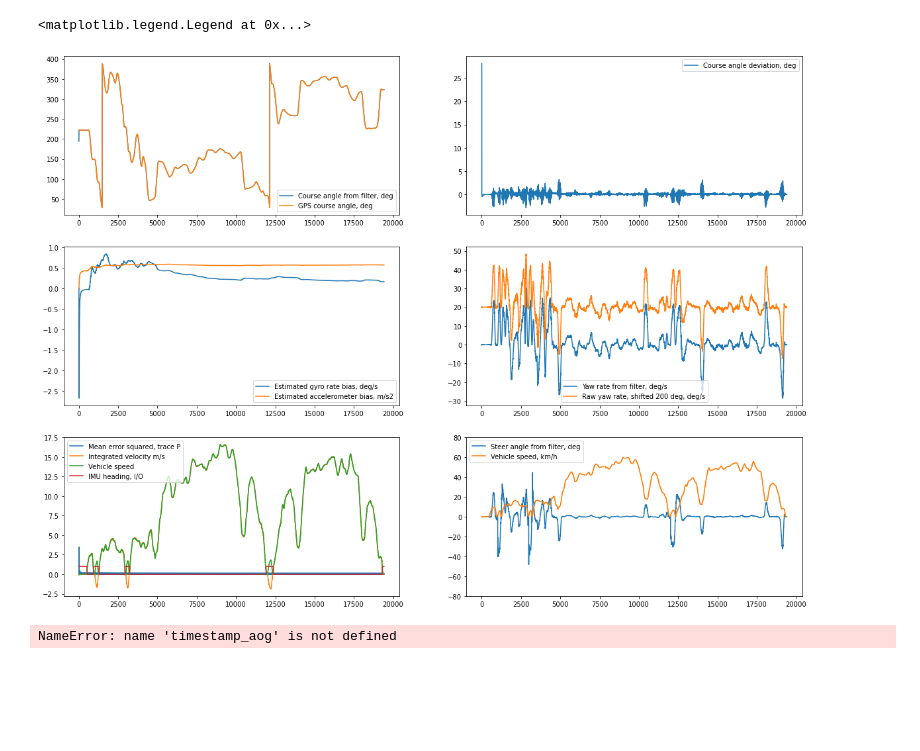
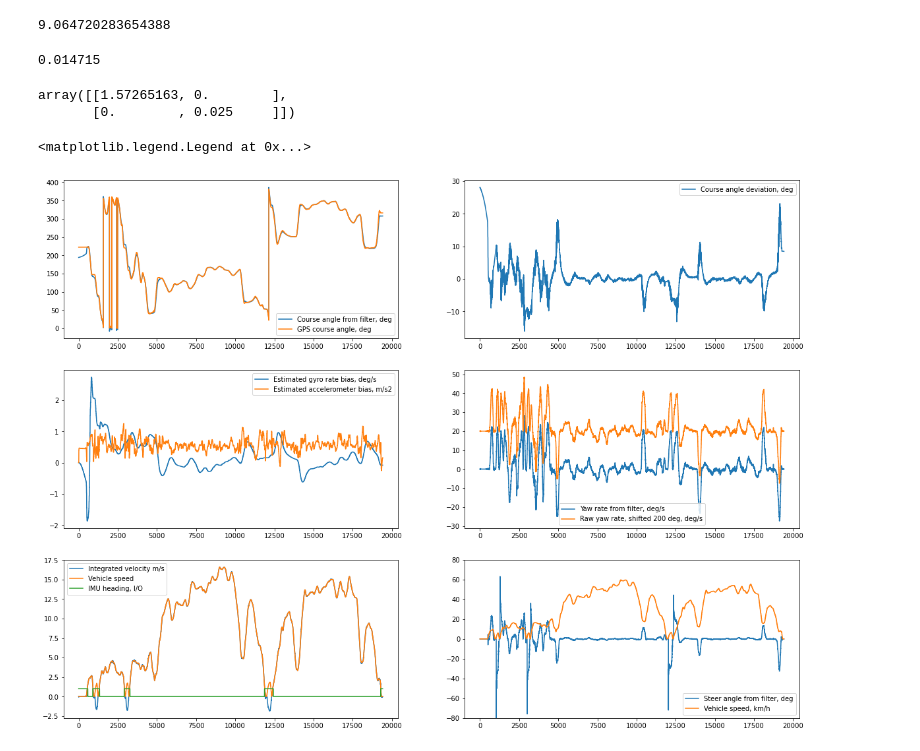
Before and after one commit to jkonno/AOG_wasless, a Jupyter notebook: kalman_for_imu_6variable.ipynb, the cells around one changed output. Drawn from its saved outputs; the diff is of its cells as text; code cells hidden in the pictures; blank space fills up the shorter version.

```diff
--- a/kalman_for_imu_6variable.ipynb
+++ b/kalman_for_imu_6variable.ipynb
@@ -16,6 +16,31 @@ H_IMU = np.array([[0,1,-1,0,0,0],
                  [0,0,0,0,1,-1]])
 H_GPS = np.array([[1,0,0,0,0,0],
                  [0,0,0,3.6,0,0]])
+# %%
+# Copied from OpenIMU300
+BI=0.5/60*np.pi/180.0 #BNO
+#BI=6.0/3600*np.pi/180.0
+ARW=1.2/np.sqrt(3600)*np.pi/180.0 #BNO
+#ARW=0.3/np.sqrt(3600)*np.pi/180.0
+sigma_dd=2*np.pi/np.log(2)*BI*BI/ARW
+BI_acc=1.5e-3*9.81 #BNO
+#BI_acc=10e-6*9.81
+VRW=0.12/np.sqrt(3600) #BNO
+#VRW=0.05/np.sqrt(3600)
+sigma_aa=2*np.pi/np.log(2)*BI_acc*BI_acc/VRW
+# %%
+2*np.pi/np.log(2)
+# %% [output]
+9.064720283654388
+# %%
+BI_acc
+# %% [output]
+0.014715
+# %%
+R_GPS
+# %% [output]
+array([[1.57265163, 0.        ],
+       [0.        , 0.025     ]])
 # %%
 timestamp=np.genfromtxt("tmersum.log",delimiter=",",skip_header=1,usecols=(0))
 timestamp*=0.001
@@ -32,14 +57,14 @@ pitch=np.pi/180*np.genfromtxt("tmersum.log",delimiter=",",skip_header=1,usecols=
 xacc=np.genfromtxt("tmersum.log",delimiter=",",skip_header=1,usecols=(11))
 # %%
 gpscourse = heading_fix2fix
-was_speedlimit = 0.5
+was_speedlimit = 1.5
 i_start = 1
 #i_end = 20000
 i_end = len(latitude)-1
 #i_end = 10000
 f = KalmanFilter(dim_x=6,dim_z=2)
 f.x = np.array([heading_imu[i_start],yawrate[i_start],0,speed[i_start],xacc[i_start],0])
-f.P *= 0.01
+f.P = np.diag([0.1**2,0.01**2,5**2,0.1**2,0.01**2,5**2])
 t_prev = 0.0
 angle = []
 rate = []
@@ -50,7 +75,6 @@ switch = []
 err_sq = []
 int_vel = []
 vel_bias = []
-heading_shift = 0.0
 imuflag = False
 head_bias = 0.0
 imu_on = []
@@ -67,38 +91,41 @@ for i in range(i_start,i_end):
         imu_on.append(0)
     if (f.x[3] > was_speedlimit):
         imuflag = False
-    #Remove 0 to 360 jumps from heading data (assume if jump is close to 2 pi it's going over)
-    if gpscourse[i]-gpscourse[i-1] > 6:
-        heading_shift -= 2*np.pi
-    elif gpscourse[i]-gpscourse[i-1] < -6:
-        heading_shift += 2*np.pi
+    #Remove 0 to 360 jumps from heading (assume if jump is close to 2 pi it's going over)
+    if gpscourse[i]-f.x[0] > 6:
+        f.x[0] += 2*np.pi
+    elif gpscourse[i]-f.x[0] < -6:
+        f.x[0] -= 2*np.pi
     # Calculate deltaT
     t_cur = timestamp[i]
     #deltaT = t_cur-t_prev
     deltaT = 0.02
     t_prev = t_cur
-    # Process noise from 80 deg/s2 max accel
+    # Process noise from 40 deg/s2 max accel
     # Bias 0.5 deg/s
     s2yaw = 0.49
-    s2acc = 10000
+    s2acc = 10000.0
     f.Q = np.array([[s2yaw*deltaT**4,s2yaw*deltaT**3,0,0,0,0],
                     [s2yaw*deltaT**3,s2yaw*deltaT**2,0,0,0,0],
-                    [0,0,1e-12,0,0,0],
+                    [0,0,(sigma_dd*deltaT)**2,0,0,0],
                     [0,0,0,s2acc*deltaT**4,s2acc*deltaT**3,0],
                     [0,0,0,s2acc*deltaT**3,s2acc*deltaT**2,0],
-                    [0,0,0,0,0,1e-12]])
-    R_GPS=0.0001*np.array([[1,0],[0,1]])
-    R_IMU=0.01*np.array([[1,0],[0,1]])
+                    [0,0,0,0,0,(sigma_aa*deltaT)**2]])
+    # Copied from OpenIMU300 code, based on 0.05 m/s cross-track error, maybe something different for RTK?
+    R_GPS=np.array([[np.arctan(0.05/(speed[i]/3.6))**2,0],[0,0.025]])
+    # What about IMU? ARW/VRW should be the sigma value...
+    R_IMU=np.array([[ARW**2,0],[0,VRW**2]])
     # Define is IMU or GPS update (here for testing only IMU)
     if(np.mod(i,10)==0 and np.isnan(gpscourse[i])==False and speed[i] > was_speedlimit):
         # GPS measurement at around 5 Hz
         HH = H_GPS
-        meas = np.array([gpscourse[i]+heading_shift,np.sign(f.x[3])*speed[i]])
+        meas = np.array([gpscourse[i],np.sign(f.x[3])*speed[i]])
+        #meas = np.array([gpscourse[i]+heading_shift,np.sign(f.x[3])*speed[i]])
         f.R = R_GPS
     elif(np.mod(i,10)==0 and np.isnan(gpscourse[i])==False and speed[i] <= was_speedlimit):
         # GPS measurement at around 5 Hz
         HH = H_GPS
-        meas = np.array([gpscourse[i]+heading_shift,0])
+        meas = np.array([gpscourse[i],0])
         f.R = R_GPS
     else:
         # IMU measurement around 50 Hz
@@ -115,7 +142,7 @@ for i in range(i_start,i_end):
     f.predict(u=np.array(pitchrate[i]))
     f.update(meas)
     # Write current values for plotting
-    angle.append((f.x[0]-heading_shift)*180/np.pi)
+    angle.append((f.x[0])*180/np.pi)
     rate.append(((f.x[1]-f.x[2])*np.cos(roll[i])/np.cos(pitch[i])+np.sin(roll[i])/np.cos(pitch[i])*pitchrate[i])*180/np.pi)
     # Set zero angle to avoid dividing by zero
     if (speed[i] > was_speedlimit):
@@ -130,38 +157,36 @@ for i in range(i_start,i_end):
     int_vel.append(f.x[3])
     # Acceleration bias
     vel_bias.append(f.x[5])
 fig, ((ax1, ax2), (ax3, ax4),(ax5, ax6)) = plt.subplots(3, 2, figsize=(20,15))
 ax1.plot(angle,label='Course angle from filter, deg')
 ax1.plot(gpscourse[i_start:i_end]*180/np.pi,label="GPS course angle, deg")
 ax1.legend()
 ax2.plot(gpscourse[i_start:i_end]*180/np.pi-angle,label='Course angle deviation, deg')
 ax2.legend()
 ax3.plot(bias,label='Estimated gyro rate bias, deg/s')
 ax3.plot(vel_bias,label='Estimated accelerometer bias, m/s2')
 ax3.legend()
 ax4.plot(rate,label='Yaw rate from filter, deg/s')
 ax4.plot(yawrate[i_start:i_end]*180/np.pi+20,label='Raw yaw rate, shifted 200 deg, deg/s')
 ax4.legend()
 #ax5.plot(err_sq,label='Mean error squared, trace P')
 ax5.plot(int_vel,label='Integrated velocity m/s')
 ax5.plot(speed[i_start:i_end]/3.6,label='Vehicle speed')
 ax5.plot(imu_on,label="IMU heading, I/O")
 ax5.legend()
 #ax6.plot(switch,label='1 = switching rule active')
 #ax6.plot(yawrate[i_start:i_end]*180/np.pi-rate,label='Raw yaw rate minus filtered, deg/s')
 #ax6.plot(timestamp_aog,-steer_angle,label="Steer angle from WAS, deg")
 #ax6.plot(timestamp[i_start:i_end],rate,label="Rate from filter, deg")
 ax6.plot(steer_angle_imu,label="Steer angle from filter, deg")
 ax6.plot(speed[i_start:i_end],label="Vehicle speed, km/h")
 ax6.set_ylim([-80, 80])
 ax6.legend()
 # %% [output]
 <matplotlib.legend.Legend at 0x...>
-[figure, old version]
+[figure, new version]
 # %%
 plt.rcParams["figure.figsize"]=20,15
 plt.plot(timestamp_aog,-steer_angle,label="Steer angle from WAS, deg")
 plt.plot(timestamp[i_start:i_end],rate,label="Rate from filter, deg")
 plt.show()
-# %% [output]
-NameError: name 'timestamp_aog' is not defined
```
Also changed, not shown: 1 other file.
